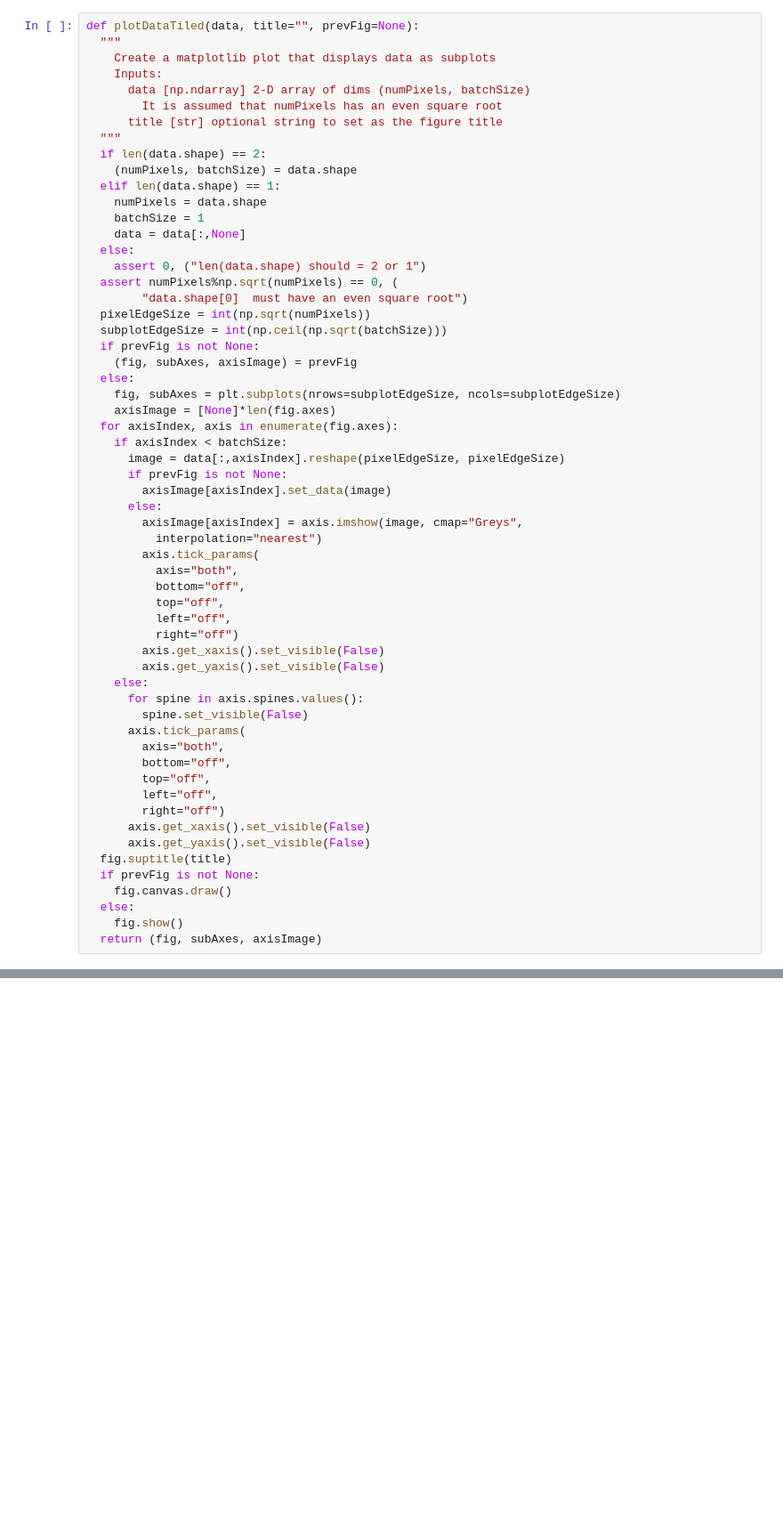
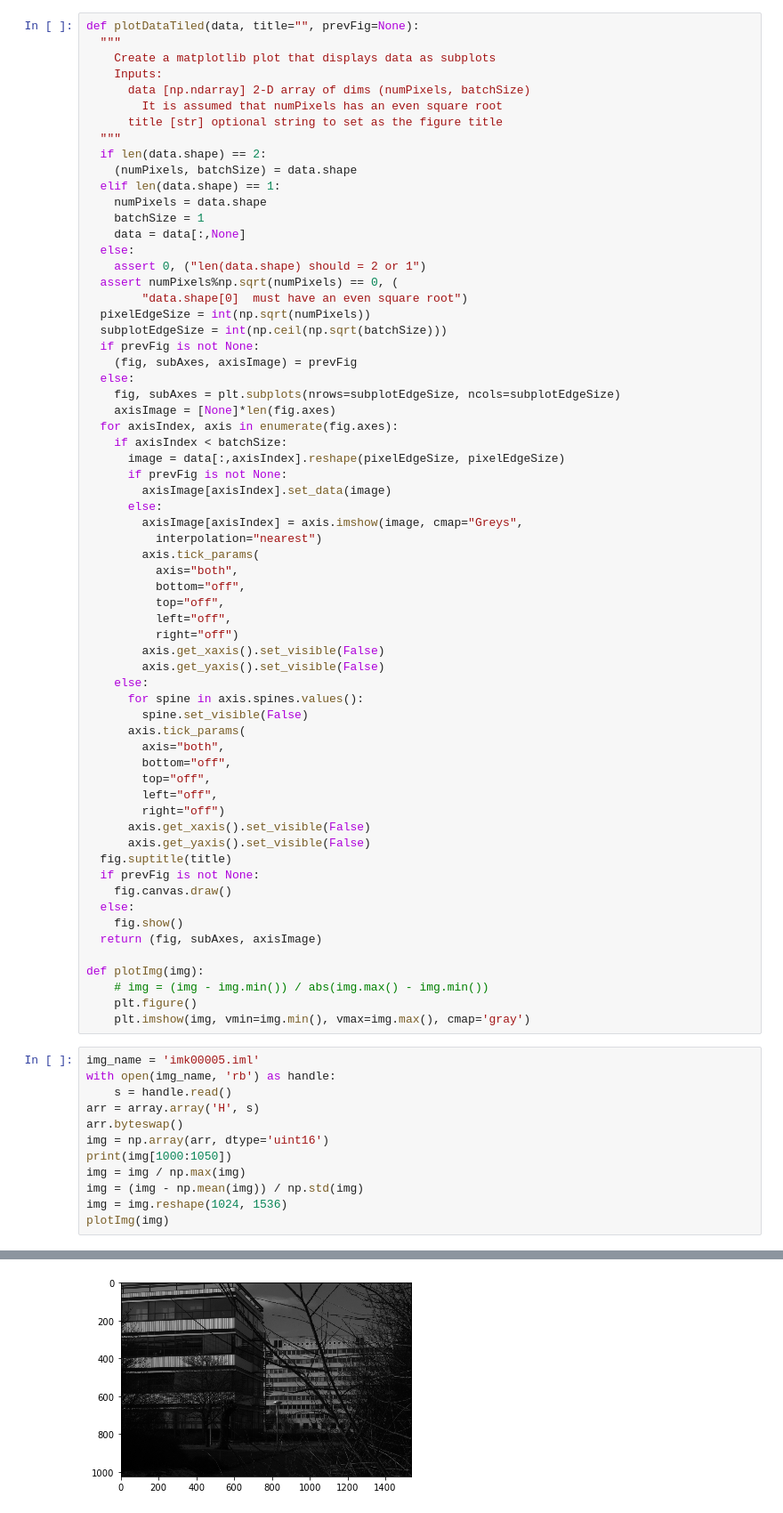
Before and after one commit to ThomasYerxa/ICA_Comparison, a Jupyter notebook: ica_comparison.ipynb, the cells around one changed output, grey strips where cells are left out. Shown: that part at 89% size. Cells and saved outputs as stored; diff of their text form; blank space fills up the shorter version.

```diff
--- a/ica_comparison.ipynb
+++ b/ica_comparison.ipynb
@@ -74,3 +80,21 @@ def plotDataTiled(data, title="", prevFig=None):
   else:
     fig.show()
   return (fig, subAxes, axisImage)
+
+def plotImg(img):
+    # img = (img - img.min()) / abs(img.max() - img.min())
+    plt.figure()
+    plt.imshow(img, vmin=img.min(), vmax=img.max(), cmap='gray')
+# %%
+img_name = 'imk00005.iml'
+with open(img_name, 'rb') as handle:
+    s = handle.read()
+arr = array.array('H', s)
+arr.byteswap()
+img = np.array(arr, dtype='uint16')
+print(img[1000:1050])
+img = img / np.max(img)
+img = (img - np.mean(img)) / np.std(img)
+img = img.reshape(1024, 1536)
+plotImg(img)
+# %% [output]
@@ -76,0 +105 @@ def plotDataTiled(data, title="", prevFig=None):
+[figure, added]
```
Also changed, not shown: parts of 12 cells of this notebook, 2 other files.
